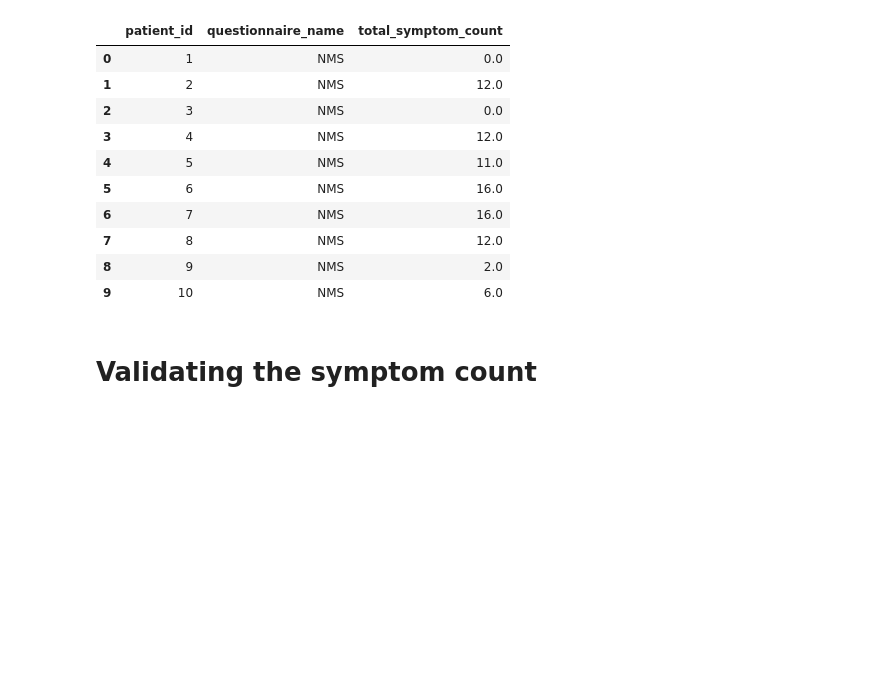
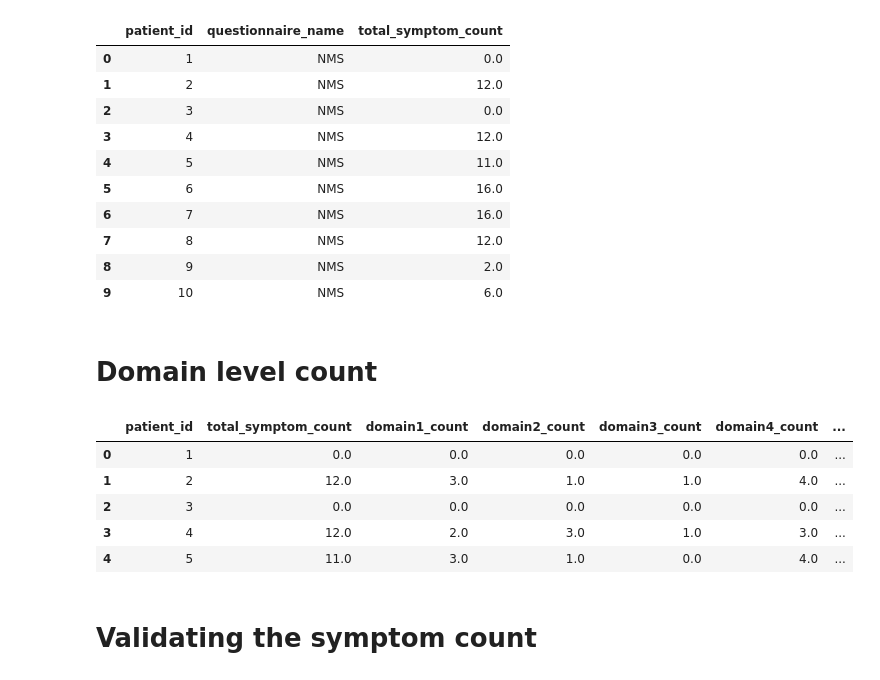
Before and after one commit to obramwell/AI-Assisted-Screening-of-Parkinson-s-Disease, a Jupyter notebook: notebooks/02_questionnaire_cleaning.ipynb, the cells around one changed output. Cells and saved outputs as stored; diff of their text form; code cells hidden in the pictures; blank space fills up the shorter version.

Commit message:
Complete questionnaire cleaning and symptom domain counts

```diff
--- a/notebooks/02_questionnaire_cleaning.ipynb
+++ b/notebooks/02_questionnaire_cleaning.ipynb
@@ -293,6 +293,43 @@ questionnaire_clean[
 | 7 | 8 | NMS | 12.0 |
 | 8 | 9 | NMS | 2.0 |
 | 9 | 10 | NMS | 6.0 |
+# %% [markdown]
+# Domain level count
+# %%
+# Group questions into 5 domains
+domains = {
+    "domain1": question_cols[0:6],
+    "domain2": question_cols[6:12],
+    "domain3": question_cols[12:18],
+    "domain4": question_cols[18:24],
+    "domain5": question_cols[24:30]
+}
+
+# Create domain counts
+for domain, columns in domains.items():
+    questionnaire_clean[f"{domain}_count"] = (
+        questionnaire_clean[columns].sum(axis=1, min_count=1)
+    )
+
+# Display the result
+questionnaire_clean[
+    [
+        "patient_id",
+        "total_symptom_count",
+        "domain1_count",
+        "domain2_count",
+        "domain3_count",
+        "domain4_count",
+        "domain5_count"
+    ]
+].head()
+# %% [output]
+|  | patient_id | total_symptom_count | domain1_count | domain2_count | domain3_count | domain4_count | ... |
+| 0 | 1 | 0.0 | 0.0 | 0.0 | 0.0 | 0.0 | ... |
+| 1 | 2 | 12.0 | 3.0 | 1.0 | 1.0 | 4.0 | ... |
+| 2 | 3 | 0.0 | 0.0 | 0.0 | 0.0 | 0.0 | ... |
+| 3 | 4 | 12.0 | 2.0 | 3.0 | 1.0 | 3.0 | ... |
+| 4 | 5 | 11.0 | 3.0 | 1.0 | 0.0 | 4.0 | ... |
 # %% [markdown]
 # Validating the symptom count
 # %%
```
